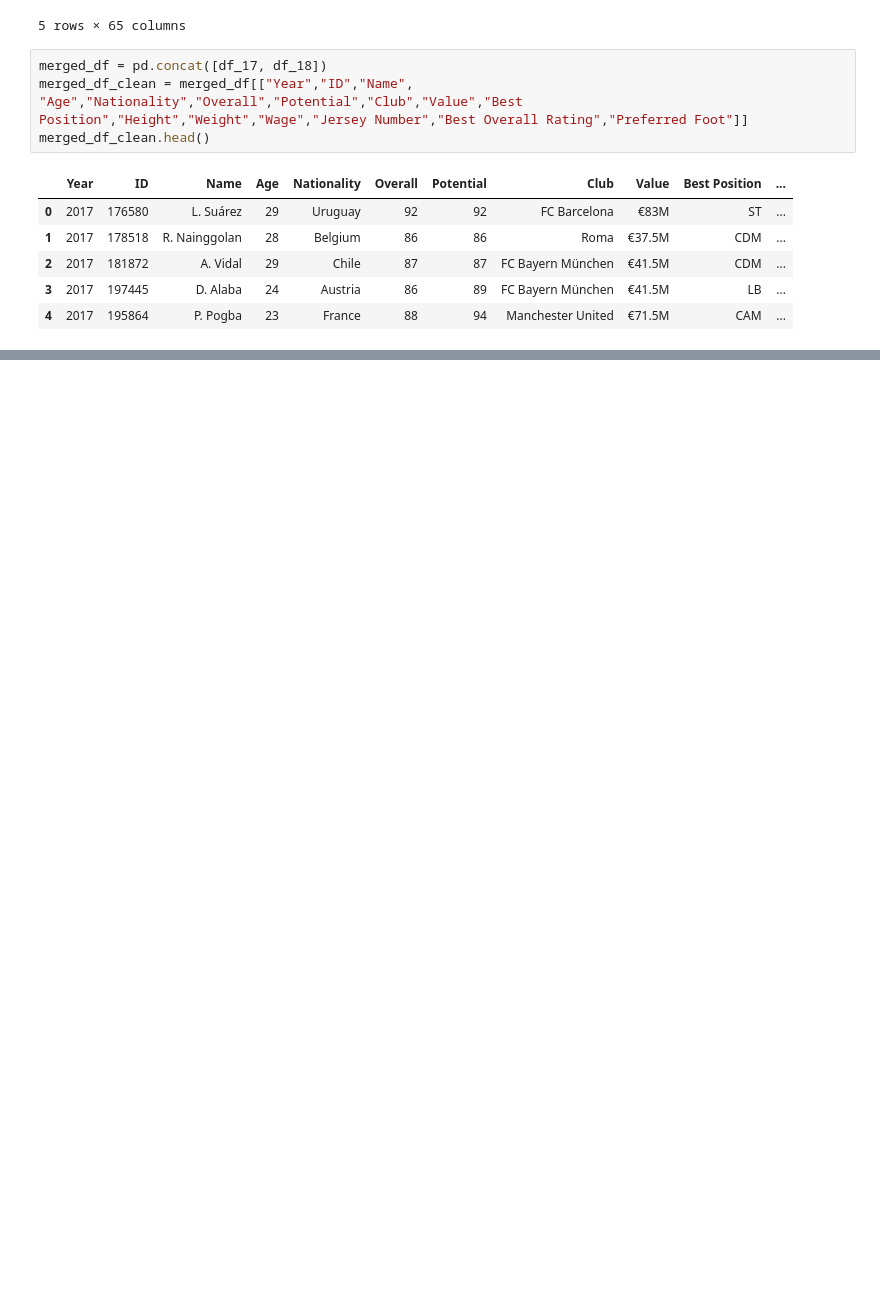
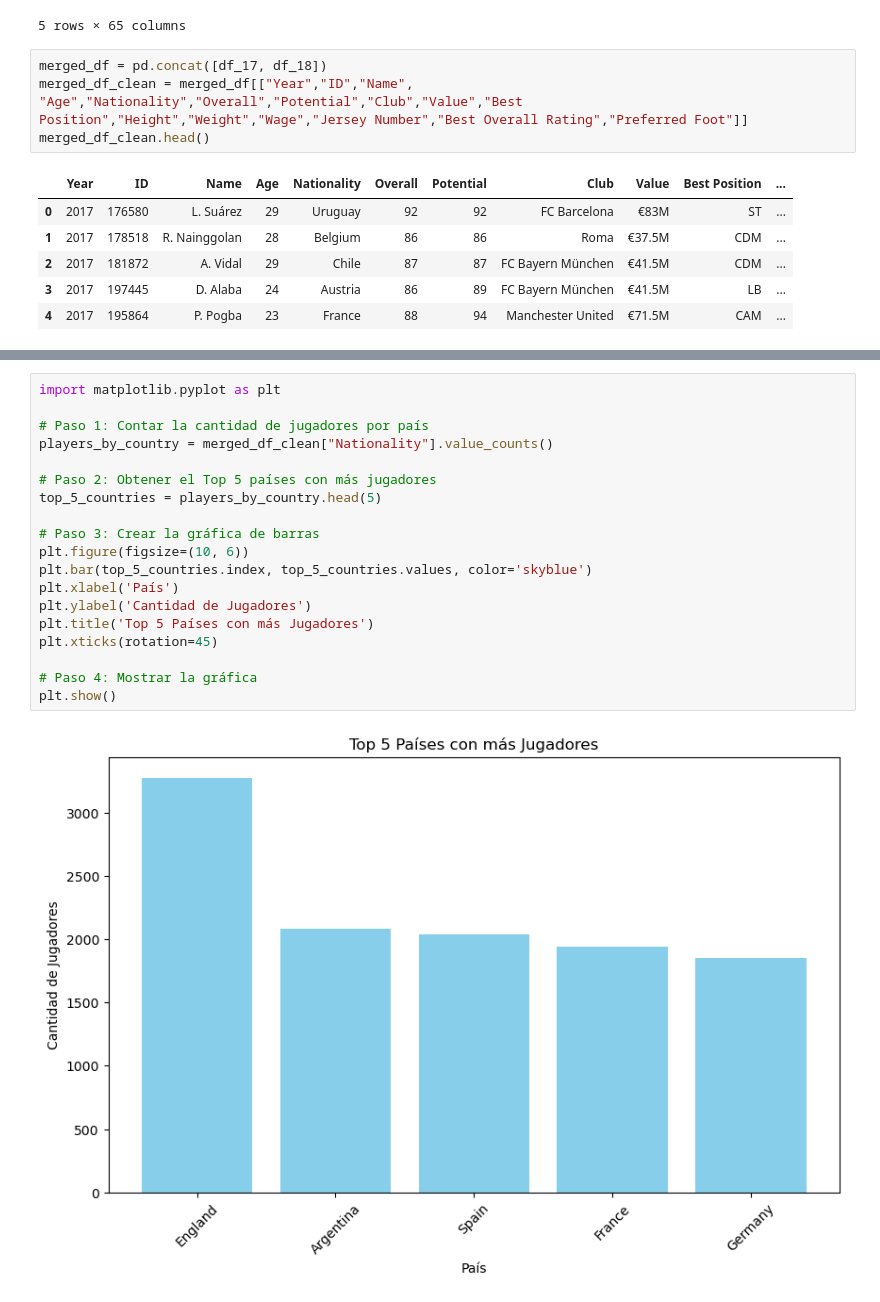
Before and after one commit to ferarsto/Project-1---Team-5-, a Jupyter notebook: Project_1_Team_5.ipynb, the cells around one changed output, grey strips where cells are left out. Saved outputs shown, nothing was run; the diff lists cells and outputs as text; blank space fills up the shorter version.

```diff
--- a/Project_1_Team_5.ipynb
+++ b/Project_1_Team_5.ipynb
@@ -98,0 +222,21 @@ merged_df_clean.to_csv("Merged_Table.csv", index=False)
+# %%
+import matplotlib.pyplot as plt
+
+# Paso 1: Contar la cantidad de jugadores por país
+players_by_country = merged_df_clean["Nationality"].value_counts()
+
+# Paso 2: Obtener el Top 5 países con más jugadores
+top_5_countries = players_by_country.head(5)
+
+# Paso 3: Crear la gráfica de barras
+plt.figure(figsize=(10, 6))
+plt.bar(top_5_countries.index, top_5_countries.values, color='skyblue')
+plt.xlabel('País')
+plt.ylabel('Cantidad de Jugadores')
+plt.title('Top 5 Países con más Jugadores')
+plt.xticks(rotation=45)
+
+# Paso 4: Mostrar la gráfica
+plt.show()
+# %% [output]
+[figure, added]
```
Also changed, not shown: parts of 16 cells of this notebook.
